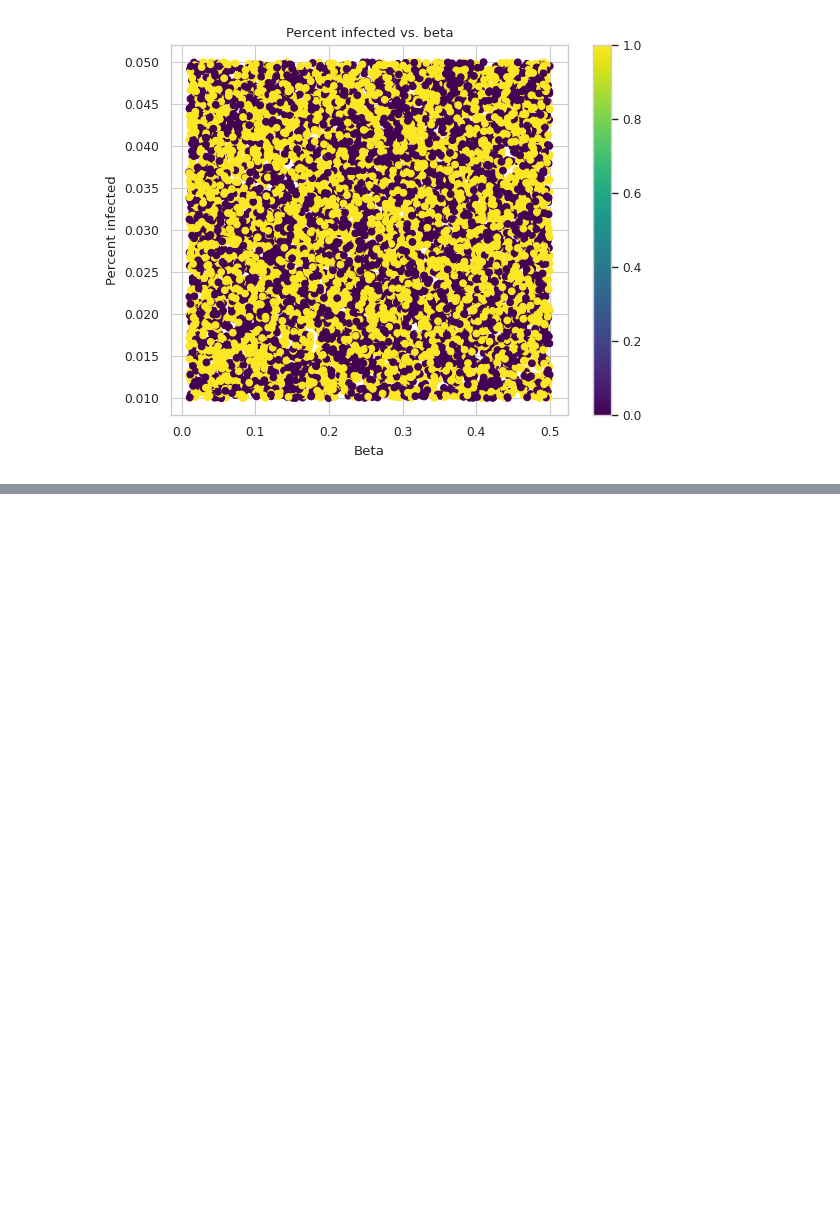
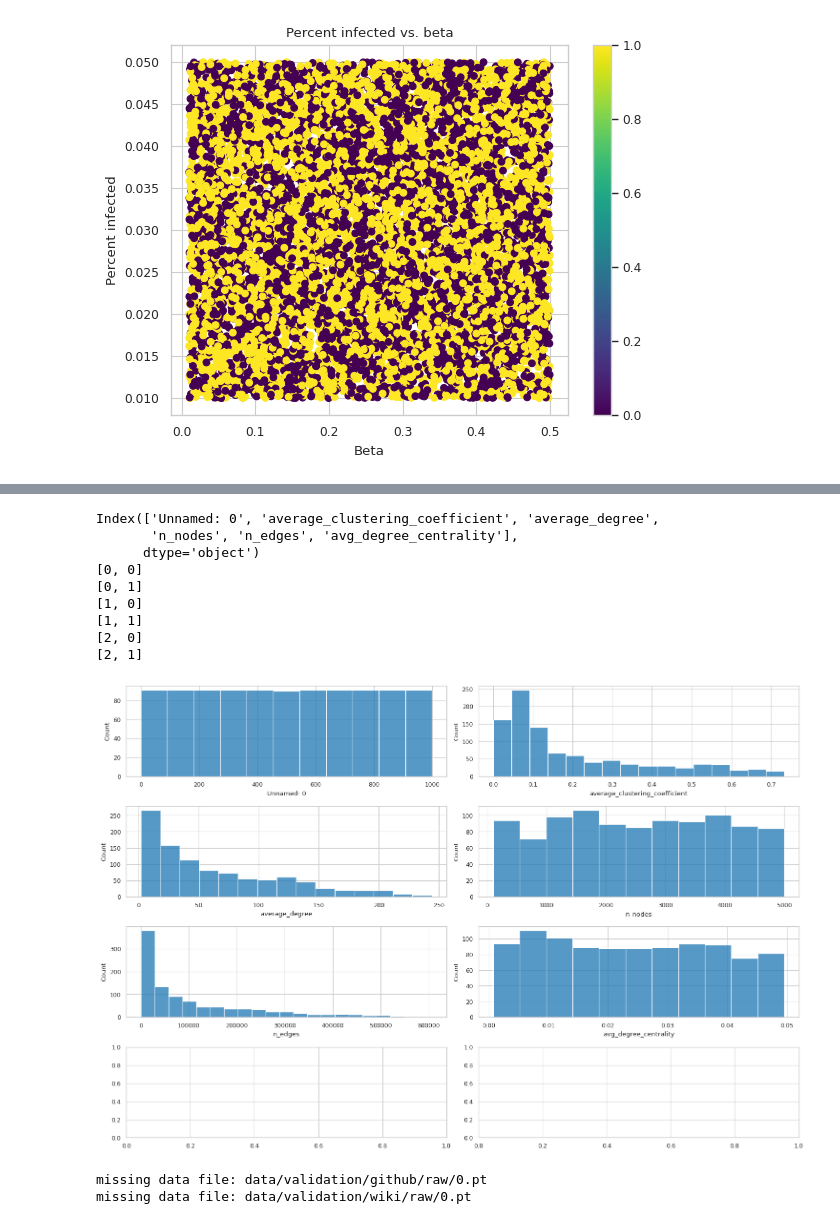
Before and after one commit to joh-dah/source_detection, a Jupyter notebook: inspect_data_creation.ipynb, the cells around one changed output, grey strips where cells are left out. Saved outputs shown, nothing was run; the diff lists cells and outputs as text; code cells hidden in the pictures; blank space fills up the shorter version.

```diff
--- a/inspect_data_creation.ipynb
+++ b/inspect_data_creation.ipynb
@@ -177,0 +255,67 @@ OSError: [Errno 22] Invalid argument
+# %%
+# plot a histogram for each metric
+import matplotlib.pyplot as plt
+import seaborn as sns
+import pandas as pd
+
+df_metrics = pd.read_csv("metrics.csv")
+
+sns.set_style("whitegrid")
+sns.set_context("paper")
+
+fig, ax = plt.subplots(4, 2, figsize=(15, 10))
+print(df_metrics.columns)
+for i, metric in enumerate(df_metrics.columns):
+    print([i//2, i%2])
+    if metric == "diameter" or metric == "average_shortest_path_length":
+    # calculate the interval that contains 95% of the data
+        interval = (df_metrics[metric].quantile(0.025), df_metrics[metric].quantile(0.95))
+        print(interval)
+        filtered_df = df_metrics[df_metrics[metric].between(*interval)]
+        sns.histplot(data=filtered_df, x=metric, ax=ax[i//2, i%2])
+    else:
+        sns.histplot(data=df_metrics, x=metric, ax=ax[i//2, i%2])
+
+plt.tight_layout()
+plt.show()
+# %% [output]
+Index(['Unnamed: 0', 'average_clustering_coefficient', 'average_degree',
+       'n_nodes', 'n_edges', 'avg_degree_centrality'],
+      dtype='object')
+[0, 0]
+[0, 1]
+[1, 0]
+[1, 1]
+[2, 0]
+[2, 1]
+[figure, added]
+# %%
+data_files = [Path("data/validation/airports/raw/0.pt"),
+             Path("data/validation/facebook/raw/0.pt"),
+             Path("data/validation/karate/raw/0.pt"),
+             Path("data/validation/actor/raw/0.pt"),
+             Path("data/validation/github/raw/0.pt"),
+             Path("data/validation/wiki/raw/0.pt"),
+             Path("data/validation/synthetic/raw/0.pt")
+            ]
+name = ["airports", "facebook", "karate", "actor", "github", "wiki", "synthetic"]
+
+# create a list of dictionaries to store the data
+metrics = []
+settings = []
+
+for data_file in tqdm(data_files):
+    try:
+        data = torch.load(data_file)
+        metrics.append(data.metrics)
+        settings.append(data.settings)
+        metrics[-1]["name"] = name[data_files.index(data_file)]
+    except:
+        print(f"missing data file: {data_file}")
+df_metrics = pd.DataFrame(metrics)
+df_settings = pd.DataFrame(settings)
+df_metrics.to_csv("metrics_validation.csv")
+df_settings.to_csv("settings_validation.csv")
+# %% [output]
+missing data file: data/validation/github/raw/0.pt
+missing data file: data/validation/wiki/raw/0.pt
```
Also changed, not shown: parts of 9 cells of this notebook, 3 other files.
